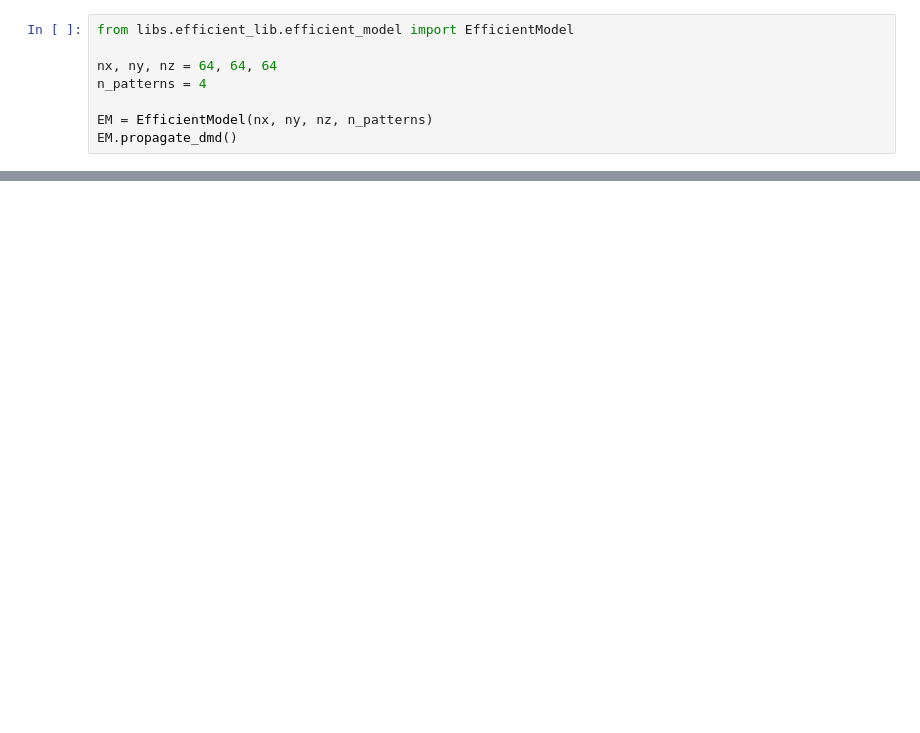
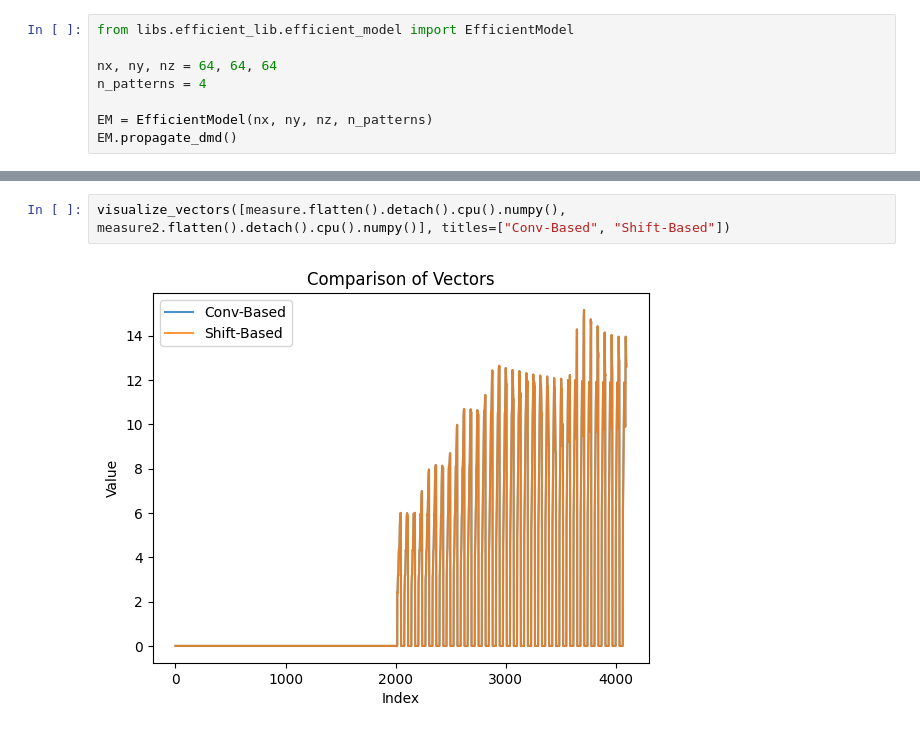
Before and after one commit to sanjith1999/FRIS, a Jupyter notebook: experiment.ipynb, the cells around one changed output, grey strips where cells are left out. Saved outputs shown, nothing was run; the diff lists cells and outputs as text; blank space fills up the shorter version.

```diff
--- a/experiment.ipynb
+++ b/experiment.ipynb
@@ -22,0 +25,4 @@ y_re.abs().min(), y_re.abs().max()
+# %%
+visualize_vectors([measure.flatten().detach().cpu().numpy(), measure2.flatten().detach().cpu().numpy()], titles=["Conv-Based", "Shift-Based"])
+# %% [output]
+[figure, added]
```
Also changed, not shown: parts of 1 cell of this notebook, 5 other files.
